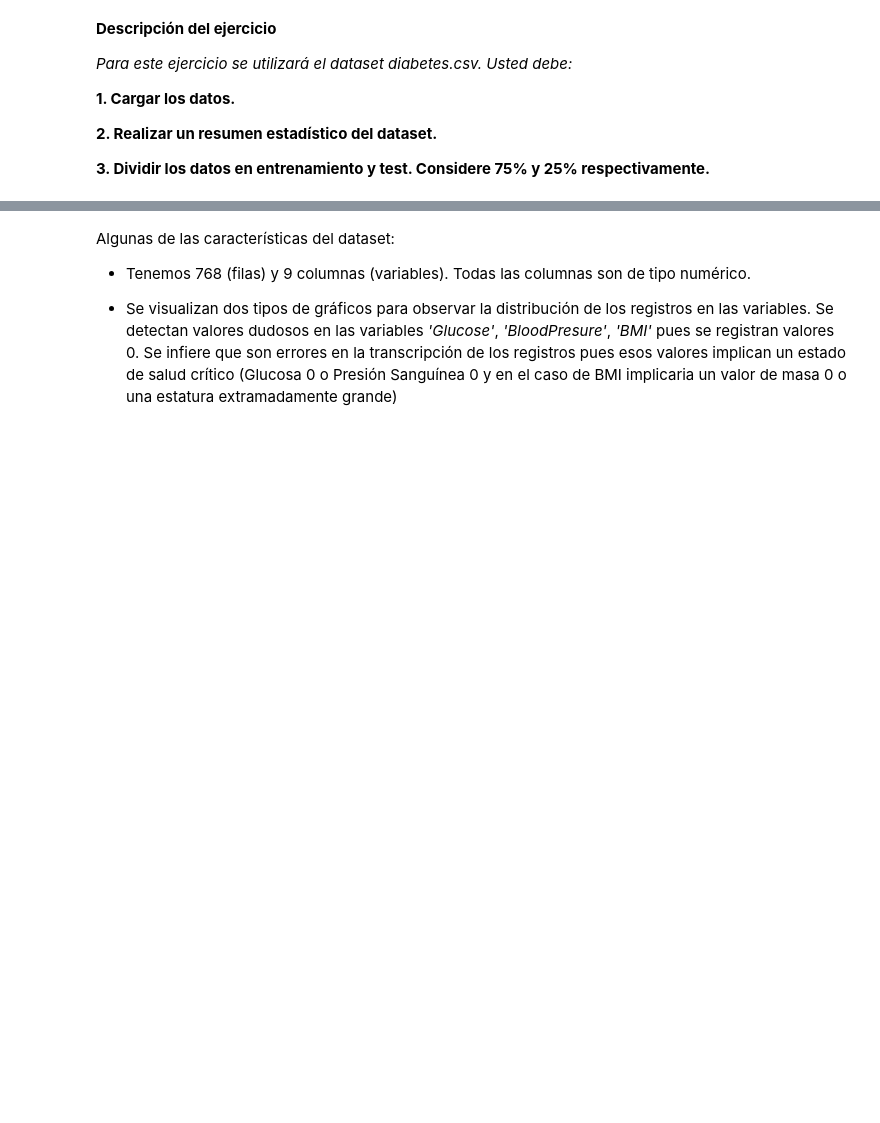
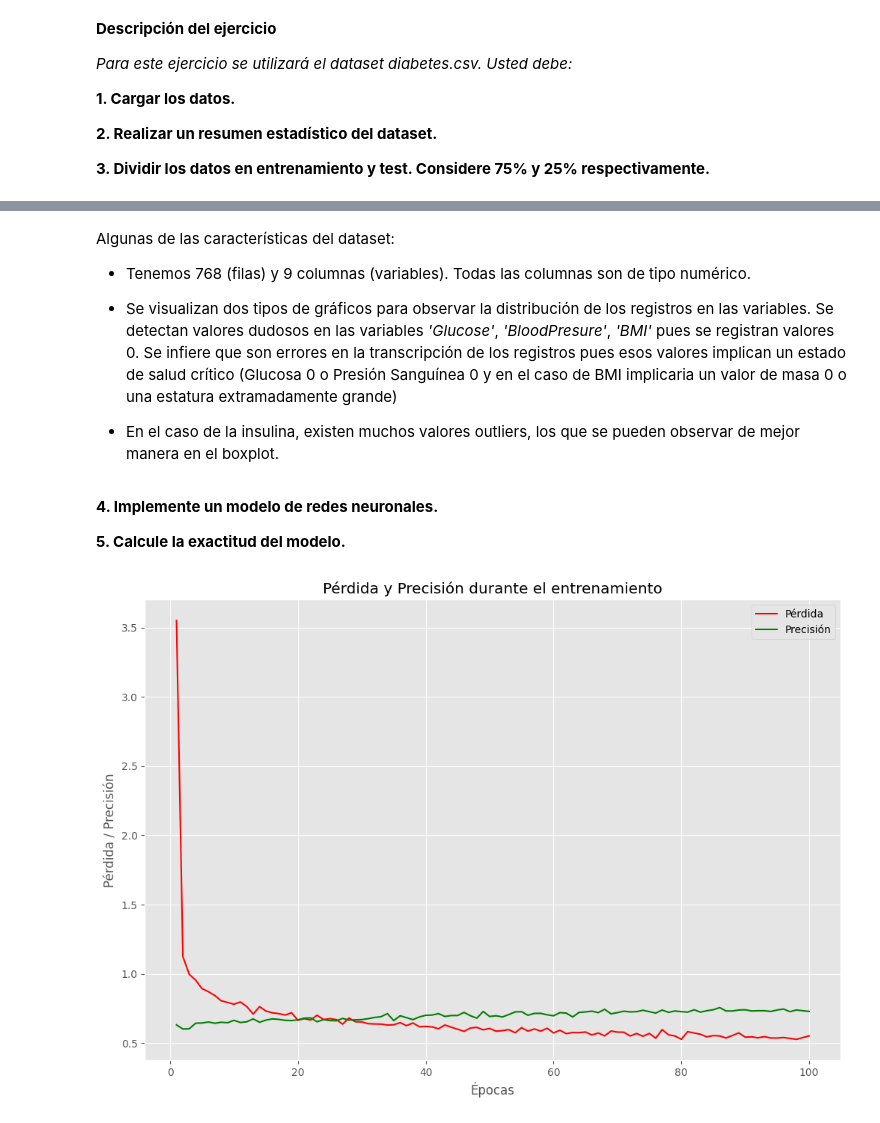
Before and after one commit to fidebravo/Modulo7, a Jupyter notebook: Modulo7_Sprint.ipynb, the cells around one changed output, grey strips where cells are left out. Cells and saved outputs as stored; diff of their text form; code cells hidden in the pictures; blank space fills up the shorter version.

```diff
--- a/Modulo7_Sprint.ipynb
+++ b/Modulo7_Sprint.ipynb
@@ -66,3 +67,48 @@ Algunas de las características del dataset:
 - Tenemos 768 (filas) y 9 columnas (variables).  Todas las columnas son de tipo numérico.
 
 - Se visualizan dos tipos de gráficos para observar la distribución de los registros en las variables.  Se detectan valores dudosos en las variables *'Glucose'*, *'BloodPresure'*, *'BMI'* pues se registran valores 0.  Se infiere que son errores en la transcripción de los registros pues esos valores implican un estado de salud crítico (Glucosa 0 o Presión Sanguínea 0 y en el caso de BMI implicaria un valor de masa 0 o una estatura extramadamente grande)
+
+- En el caso de la insulina, existen muchos valores outliers, los que se pueden observar de mejor manera en el boxplot.
+# %%
+from sklearn.model_selection import train_test_split
+
+X = diabetes.drop('Outcome', axis=1)
+y = diabetes['Outcome']
+
+X_train, X_test, y_train, y_test = train_test_split(X, y, test_size=0.25, random_state=42)
+# %% [markdown]
+**4. Implemente un modelo de redes neuronales.**
+
+**5. Calcule la exactitud del modelo.**
+# %%
+from keras.models import Sequential
+from keras.layers import Dense, Input
+
+modelo_red_neuronal = Sequential()
+
+modelo_red_neuronal.add(Input(shape=(X_train.shape[1],)))
+modelo_red_neuronal.add(Dense(16, activation='relu'))
+modelo_red_neuronal.add(Dense(8, activation='relu'))
+
+modelo_red_neuronal.add(Dense(1, activation='sigmoid'))
+
+modelo_red_neuronal.compile(loss='binary_crossentropy', optimizer='rmsprop', metrics=['accuracy'])
+
+entrenamiento_y_performance_modelo = modelo_red_neuronal.fit(X_train, y_train, epochs=100, batch_size=10, verbose=0)
+# %%
+loss = entrenamiento_y_performance_modelo.history['loss']
+accuracy = entrenamiento_y_performance_modelo.history['accuracy']
+
+epochs = range(1, len(loss) + 1)
+
+plt.figure(figsize=(12, 8))
+plt.plot(epochs, loss, 'r-', label='Pérdida')
+plt.plot(epochs, accuracy, 'g-', label='Precisión')
+plt.title('Pérdida y Precisión durante el entrenamiento')
+plt.xlabel('Épocas')
+plt.ylabel('Pérdida / Precisión')
+plt.legend()
+
+plt.show()
+# %% [output]
+[figure, added]
```
Also changed, not shown: parts of 3 cells of this notebook.
